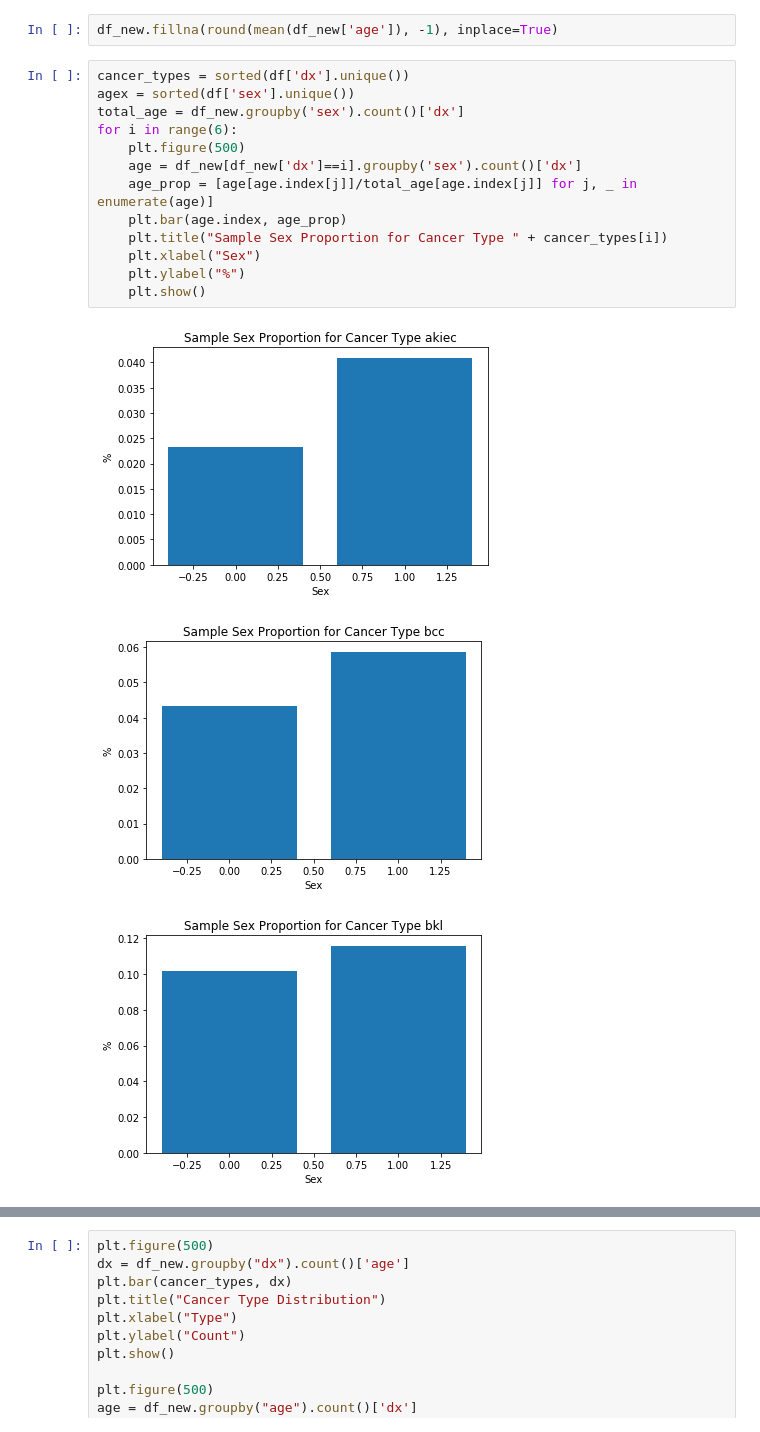
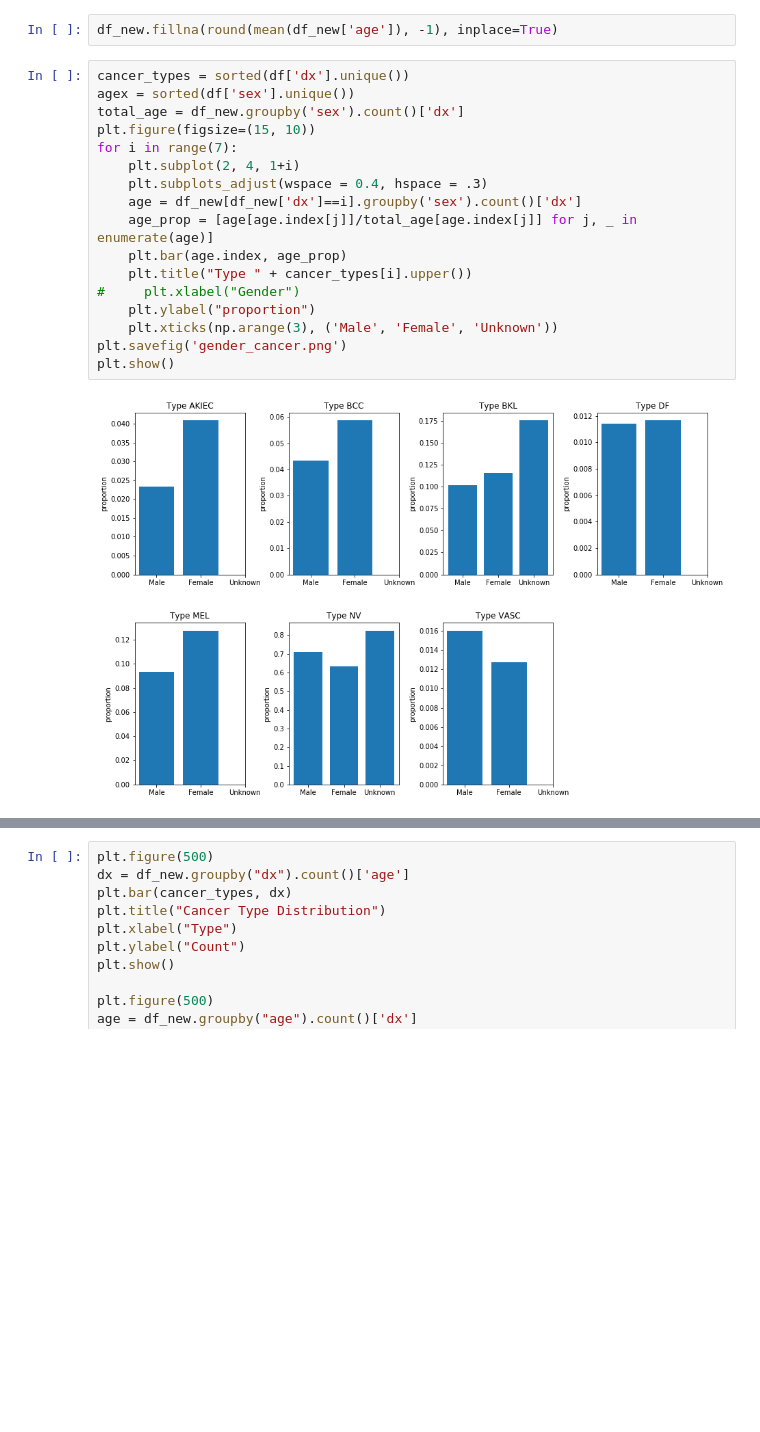
Before and after one commit to ankit-shukla-dev/SkinCancerClassification, a Jupyter notebook: CSV_Model.ipynb, the cells around one changed output, grey strips where cells are left out. Cells and saved outputs as stored; diff of their text form; blank space fills up the shorter version.

```diff
--- a/CSV_Model.ipynb
+++ b/CSV_Model.ipynb
@@ -34,17 +29,19 @@ df_new.fillna(round(mean(df_new['age']), -1), inplace=True)
 # %%
 cancer_types = sorted(df['dx'].unique())
 agex = sorted(df['sex'].unique())
 total_age = df_new.groupby('sex').count()['dx']
-for i in range(6):
-    plt.figure(500)
+plt.figure(figsize=(15, 10))
+for i in range(7):
+    plt.subplot(2, 4, 1+i)
+    plt.subplots_adjust(wspace = 0.4, hspace = .3)
     age = df_new[df_new['dx']==i].groupby('sex').count()['dx']
     age_prop = [age[age.index[j]]/total_age[age.index[j]] for j, _ in enumerate(age)]
     plt.bar(age.index, age_prop)
-    plt.title("Sample Sex Proportion for Cancer Type " + cancer_types[i])
-    plt.xlabel("Sex")
-    plt.ylabel("%")
-    plt.show()
+    plt.title("Type " + cancer_types[i].upper())
+#     plt.xlabel("Gender")
+    plt.ylabel("proportion")
+    plt.xticks(np.arange(3), ('Male', 'Female', 'Unknown'))
+plt.savefig('gender_cancer.png')
+plt.show()
 # %% [output]
-[figure, old version]
+[figure, new version]
-[figure, removed]
-[figure, removed]
```
Also changed, not shown: parts of 16 cells of this notebook.
